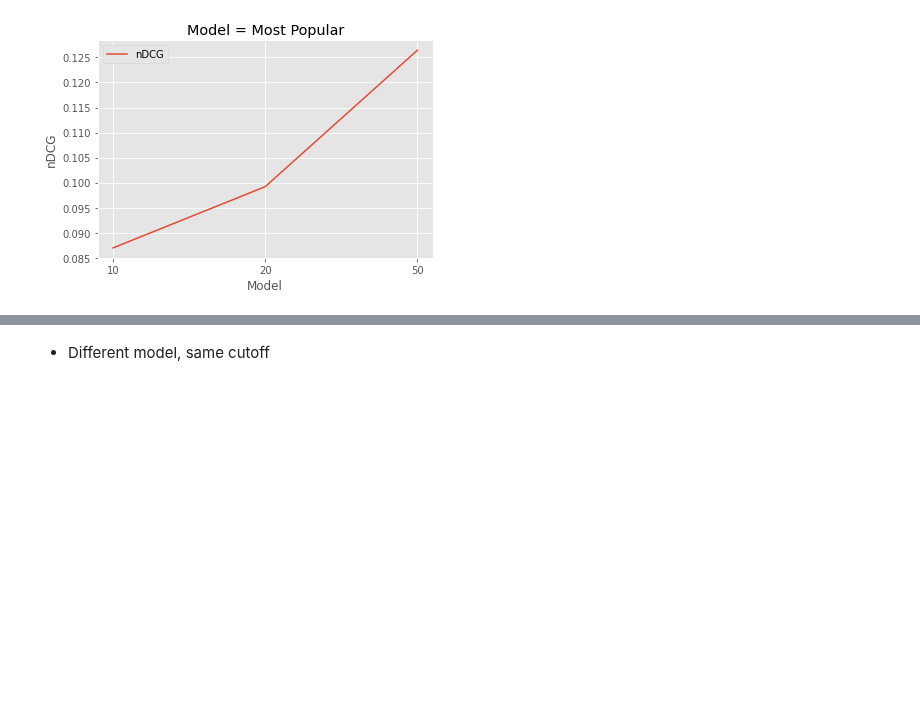
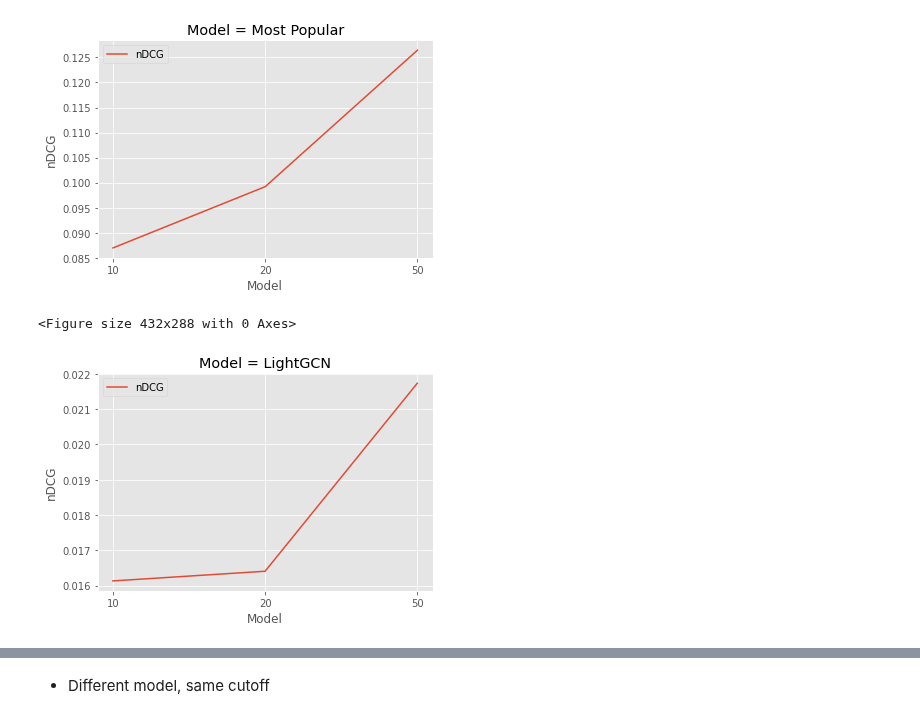
Before and after one commit to marinimau/privacy_and_fairness_in_recsys, a Jupyter notebook: results/plot_ndcg.ipynb, the cells around one changed output, grey strips where cells are left out. Drawn from its saved outputs; the diff is of its cells as text; code cells hidden in the pictures; blank space fills up the shorter version.

```diff
--- a/results/plot_ndcg.ipynb
+++ b/results/plot_ndcg.ipynb
@@ -28,6 +32,10 @@ cutoff_bprmf = get_cutoff_for_model(0)
 cutoff_item_knn = get_cutoff_for_model(1)
 cutoff_most_pop = get_cutoff_for_model(2)
 cutoff_user_knn = get_cutoff_for_model(3)
+cutoff_lightgcn = get_cutoff_for_model(4)
+cutoff_multidae = get_cutoff_for_model(5)
+cutoff_neumf = get_cutoff_for_model(6)
+cutoff_wrmf = get_cutoff_for_model(7)
 # %%
 cutoff_list = [10, 20, 50]
 
@@ -61,3 +69,8 @@ plot_different_cutoff(cutoff_most_pop, 'Most Popular')
 # %% [output]
 <Figure size 432x288 with 0 Axes>
 [figure]
+# %%
+plot_different_cutoff(cutoff_lightgcn, 'LightGCN')
+# %% [output]
+<Figure size 432x288 with 0 Axes>
+[figure, added]
```
Also changed, not shown: parts of 7 cells of this notebook, 2 other files.
